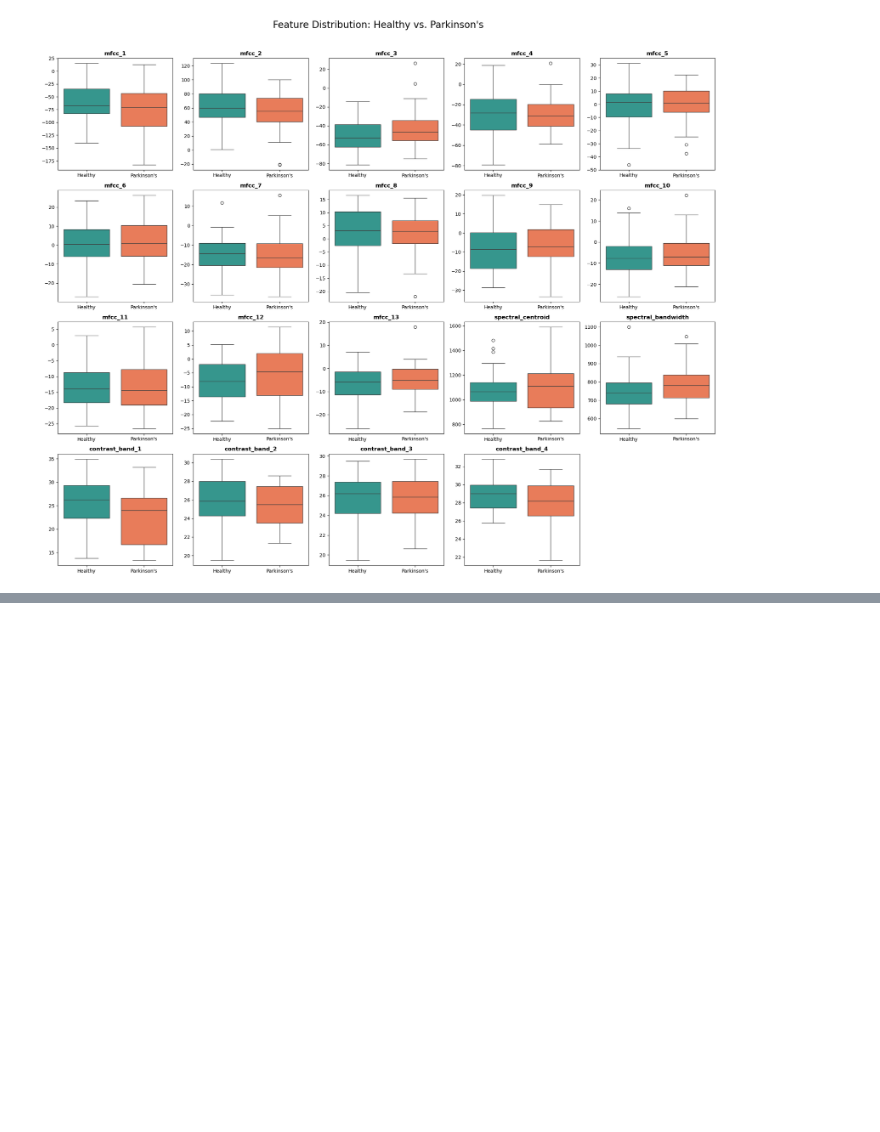
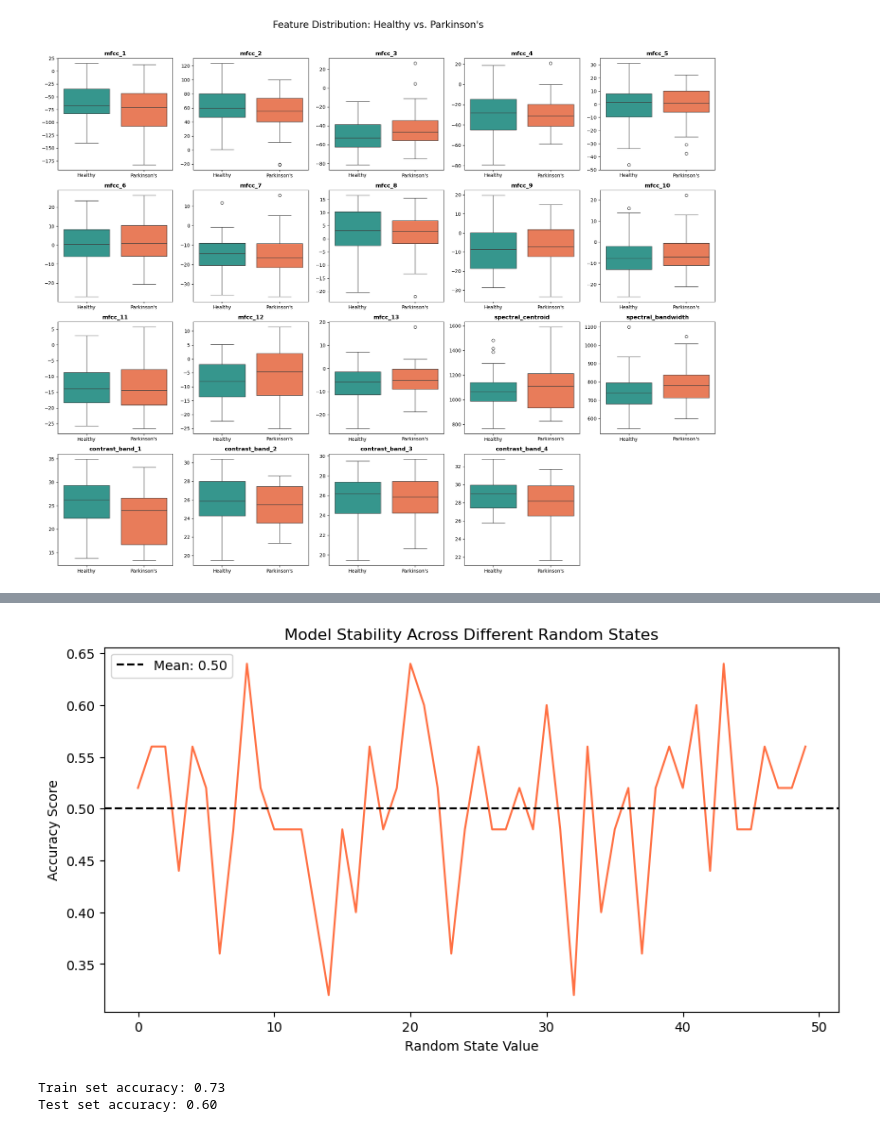
Before and after one commit to WobinWobin/mini-project, a Jupyter notebook: Step2.ipynb, the cells around one changed output, grey strips where cells are left out. Drawn from its saved outputs; the diff is of its cells as text; code cells hidden in the pictures; blank space fills up the shorter version.

```diff
--- a/Step2.ipynb
+++ b/Step2.ipynb
@@ -165,0 +235,42 @@ plt.show()
+# %%
+# Testing 50 different random splits
+random_states = range(0, 50)
+rs_accuracies = []
+
+for rs in random_states:
+    X_train, X_test, y_train, y_test = train_test_split(X, y, test_size=0.3, random_state=rs)
+
+    scaler = StandardScaler()
+    X_train_scaled = scaler.fit_transform(X_train)
+    X_test_scaled = scaler.transform(X_test)
+
+    model = LogisticRegression(max_iter=1000)
+    model.fit(X_train_scaled, y_train)
+
+    rs_accuracies.append(accuracy_score(y_test, model.predict(X_test_scaled)))
+
+plt.figure(figsize=(10, 5))
+plt.plot(random_states, rs_accuracies, color='#ff7043')
+plt.axhline(y=np.mean(rs_accuracies), color='black', linestyle='--', label=f'Mean: {np.mean(rs_accuracies):.2f}')
+plt.title('Model Stability Across Different Random States')
+plt.xlabel('Random State Value')
+plt.ylabel('Accuracy Score')
+plt.legend()
+plt.show()
+# %% [output]
+[figure, added]
+# %%
+'''KNN with random number of neighbors'''
+
+# 1. Instantiate the class with a specific number of neighbors (e.g., 3)
+clf = KNeighborsClassifier(n_neighbors=3)
+
+# 2. Fit the model using the scaled training data
+clf.fit(X_train, y_train)
+
+# 3. Evaluate the results
+print("Train set accuracy: {:.2f}".format(clf.score(X_train, y_train)))
+print("Test set accuracy: {:.2f}".format(clf.score(X_test, y_test)))
+# %% [output]
+Train set accuracy: 0.73
+Test set accuracy: 0.60
```
Also changed, not shown: parts of 11 cells of this notebook, 1 other file.
